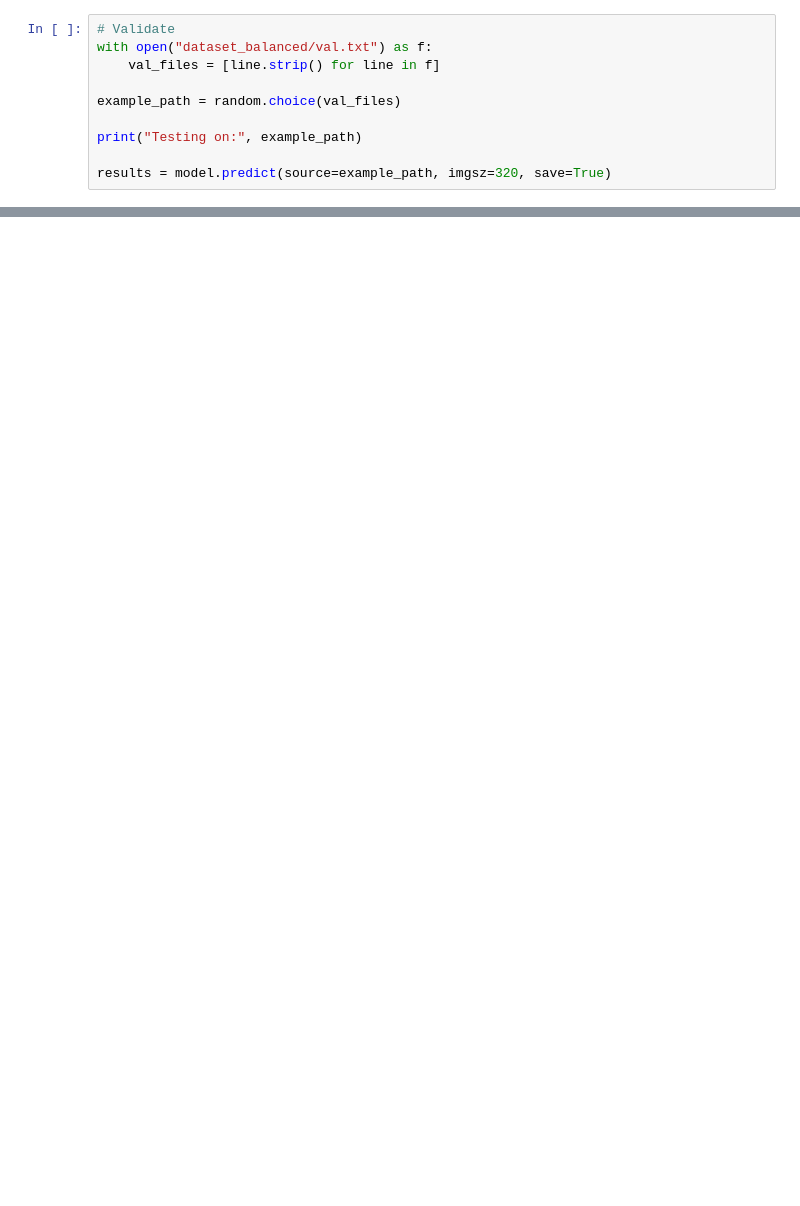
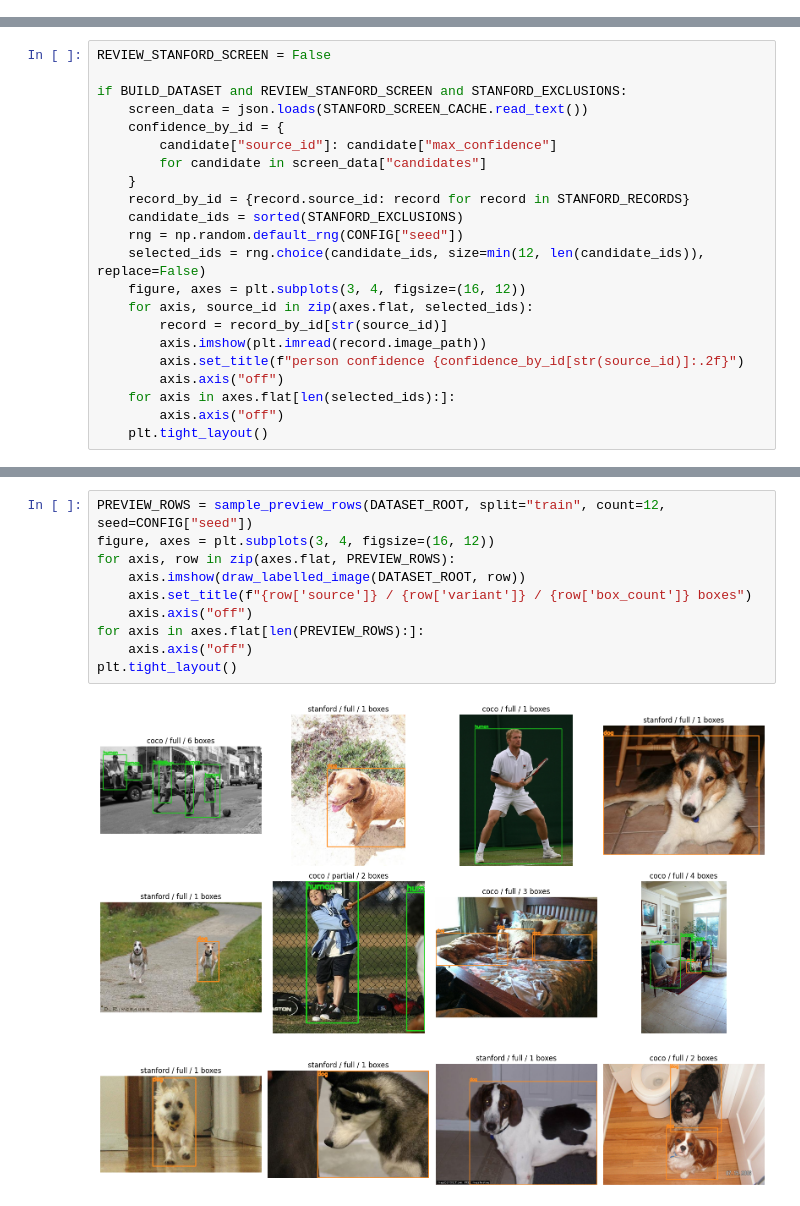
Before and after one commit to RomanSannikov/quadrupedvision, a Jupyter notebook: main.ipynb, the cells around one changed output, grey strips where cells are left out. Drawn from its saved outputs; the diff is of its cells as text; blank space fills up the shorter version.

Commit message:
New object detection model training pipeline

```diff
--- a/main.ipynb
+++ b/main.ipynb
@@ -598,10 +0,0 @@ else:
-# %%
-# Validate
-with open("dataset_balanced/val.txt") as f:
-    val_files = [line.strip() for line in f]
-
-example_path = random.choice(val_files)
-
-print("Testing on:", example_path)
-
-results = model.predict(source=example_path, imgsz=320, save=True)
@@ -731,0 +158,22 @@ Results saved to /opt/homebrew/runs/detect/predict
+# %%
+REVIEW_STANFORD_SCREEN = False
+
+if BUILD_DATASET and REVIEW_STANFORD_SCREEN and STANFORD_EXCLUSIONS:
+    screen_data = json.loads(STANFORD_SCREEN_CACHE.read_text())
+    confidence_by_id = {
+        candidate["source_id"]: candidate["max_confidence"]
+        for candidate in screen_data["candidates"]
+    }
+    record_by_id = {record.source_id: record for record in STANFORD_RECORDS}
+    candidate_ids = sorted(STANFORD_EXCLUSIONS)
+    rng = np.random.default_rng(CONFIG["seed"])
+    selected_ids = rng.choice(candidate_ids, size=min(12, len(candidate_ids)), replace=False)
+    figure, axes = plt.subplots(3, 4, figsize=(16, 12))
+    for axis, source_id in zip(axes.flat, selected_ids):
+        record = record_by_id[str(source_id)]
+        axis.imshow(plt.imread(record.image_path))
+        axis.set_title(f"person confidence {confidence_by_id[str(source_id)]:.2f}")
+        axis.axis("off")
+    for axis in axes.flat[len(selected_ids):]:
+        axis.axis("off")
+    plt.tight_layout()
@@ -731,0 +248,12 @@ Results saved to /opt/homebrew/runs/detect/predict
+# %%
+PREVIEW_ROWS = sample_preview_rows(DATASET_ROOT, split="train", count=12, seed=CONFIG["seed"])
+figure, axes = plt.subplots(3, 4, figsize=(16, 12))
+for axis, row in zip(axes.flat, PREVIEW_ROWS):
+    axis.imshow(draw_labelled_image(DATASET_ROOT, row))
+    axis.set_title(f"{row['source']} / {row['variant']} / {row['box_count']} boxes")
+    axis.axis("off")
+for axis in axes.flat[len(PREVIEW_ROWS):]:
+    axis.axis("off")
+plt.tight_layout()
+# %% [output]
+[figure, added]
```
Also changed, not shown: parts of 43 cells of this notebook, 3 other files.
